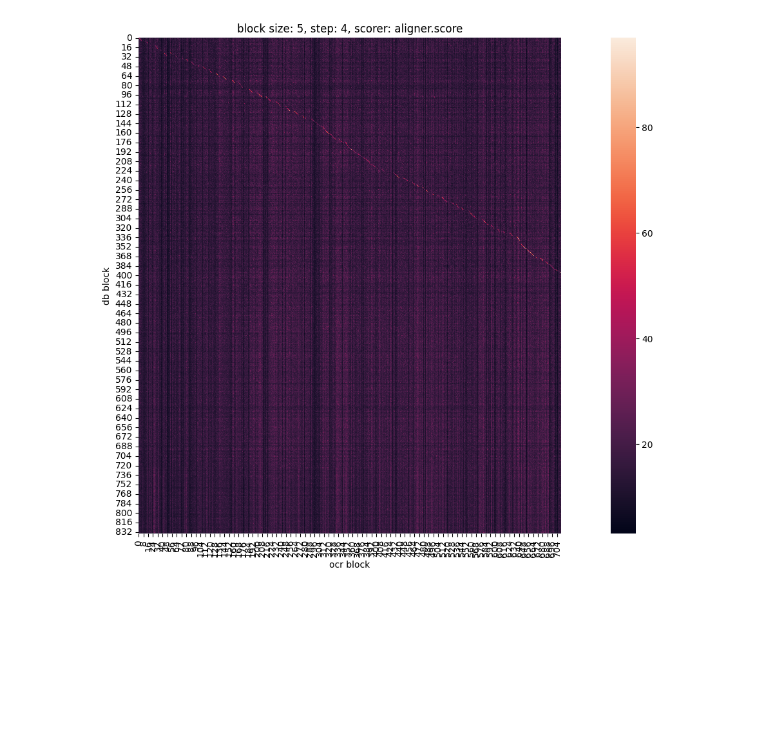
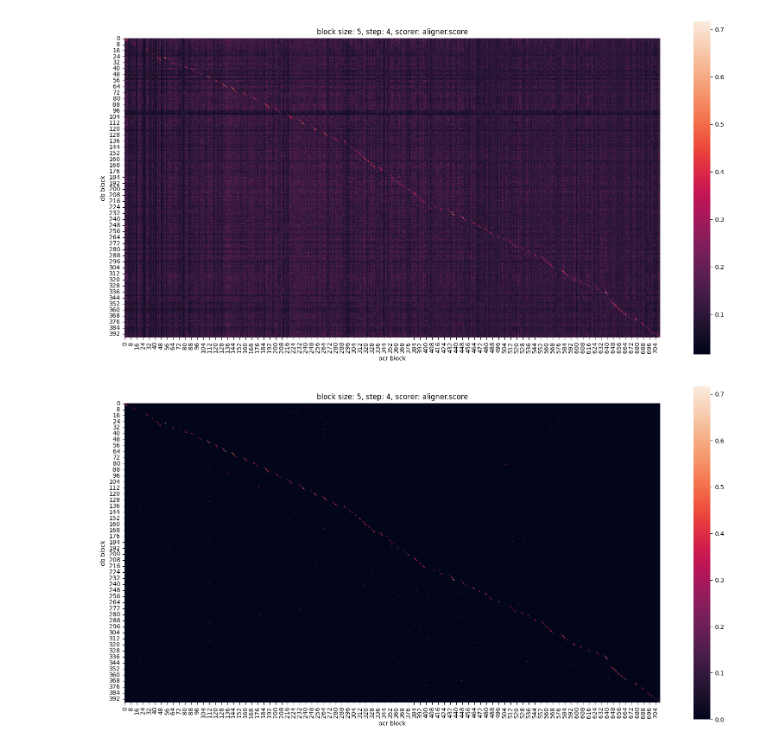
Before and after one commit to TurkuNLP/htr-hiski-alignment, a Jupyter notebook: connect_moving_events_to_pages.ipynb, the cells around one changed output. Cells and saved outputs as stored; diff of their text form; code cells hidden in the pictures; blank space fills up the shorter version.

Commit message:
connect pages to events, score between 0 and 1, tweak aligner settings, refactor

```diff
--- a/connect_moving_events_to_pages.ipynb
+++ b/connect_moving_events_to_pages.ipynb
@@ -147,53 +154,81 @@ def create_sim_m_heatmap(
     title.append(f"scorer: {scorer}")
 
     ax.set_title(", ".join(title))
+# %%
+filtered_events = events_df[(events_df["arr_year"] > 0) & (events_df["arr_year"] < 1837)][
+    ["profession", "first_name", "patronym", "last_name"]
+]
+events_from_df = [
+    " ".join(
+        [
+            w.strip()
+            for w in filtered_events.iloc[i]
+            .to_string(header=False, index=False)
+            .split("\n")
+        ]
+    )
+    for i in range(len(filtered_events))
+]
+
+event_ids = events_df[(events_df["arr_year"] > 0) & (events_df["arr_year"] < 1837)][
+    ["event_id"]
+].to_numpy().flatten().tolist()
 # %%
 aligner = Align.PairwiseAligner(mode="local")
-filtered_events = events_df[events_df["arr_year"] > 0][
-    ["profession", "first_name", "patronym", "last_name"]
-]
-events_from_df = [
-    " ".join(
-        [
-            w.strip()
-            for w in filtered_events.iloc[i]
-            .to_string(header=False, index=False)
-            .split("\n")
-        ]
-    )
-    for i in range(len(filtered_events))
-]
-
-event_ids = events_df[events_df["arr_year"] > 0][
-    ["event_id"]
-].to_numpy().flatten().tolist()
+aligner.match_score = 1
+aligner.mismatch_score = 0
+aligner.gap_score = -2
 
 db_rows = events_from_df
 
 ocr_rows = []
 for page in names:
     ocr_rows += page
 
 block_size = 5
 step = 4
 
-m, coordinates, db_ranges, ocr_ranges = create_sim_m_and_alignments_m(
-    db_rows=db_rows,
-    ocr_rows=ocr_rows,
-    aligner=aligner.align,
+db_slices, ocr_slices, db_ranges, ocr_ranges = create_db_slices(
+    db_rows,
+    ocr_rows,
     db_block_size=block_size,
     ocr_block_size=block_size,
     db_step=step,
     ocr_step=step,
+    #db_range_end=1000,
+    #ocr_range_end=1000,
+)
+m, coordinates = create_sim_m_and_alignments_m(
+    db_slices=db_slices,
+    ocr_slices=ocr_slices,
+    aligner=aligner.align,
 )
 create_sim_m_heatmap(
     m=m,
     db_block_size=block_size,
     ocr_block_size=block_size,
     db_step=step,
     ocr_step=step,
     scorer="aligner.score",
 )
 # %% [output]
-[figure, old version]
+[figure, new version]
+# %%
+for x in m:
+    x_max = x.max()
+    x_argmax = x.argmax()
+
+    x[:] = 0
+    x[x_argmax] = x_max
+
+create_sim_m_heatmap(
+    m,
+    scorer="aligner.score",
+    db_block_size=block_size,
+    ocr_block_size=block_size,
+    db_step=step,
+    ocr_step=step,
+)
+# %% [output]
+[figure, added]
 # %%
```
Also changed, not shown: parts of 11 cells of this notebook.
